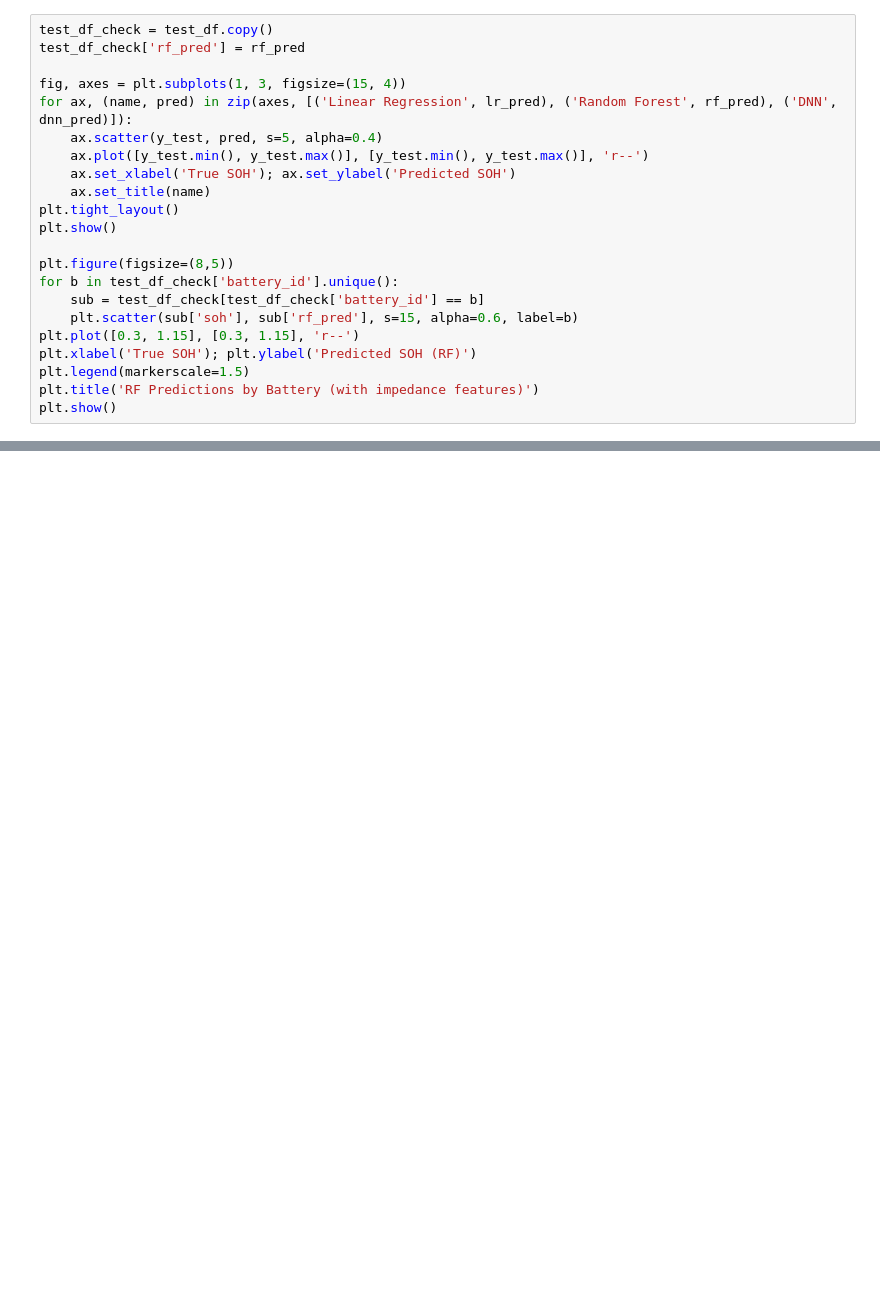
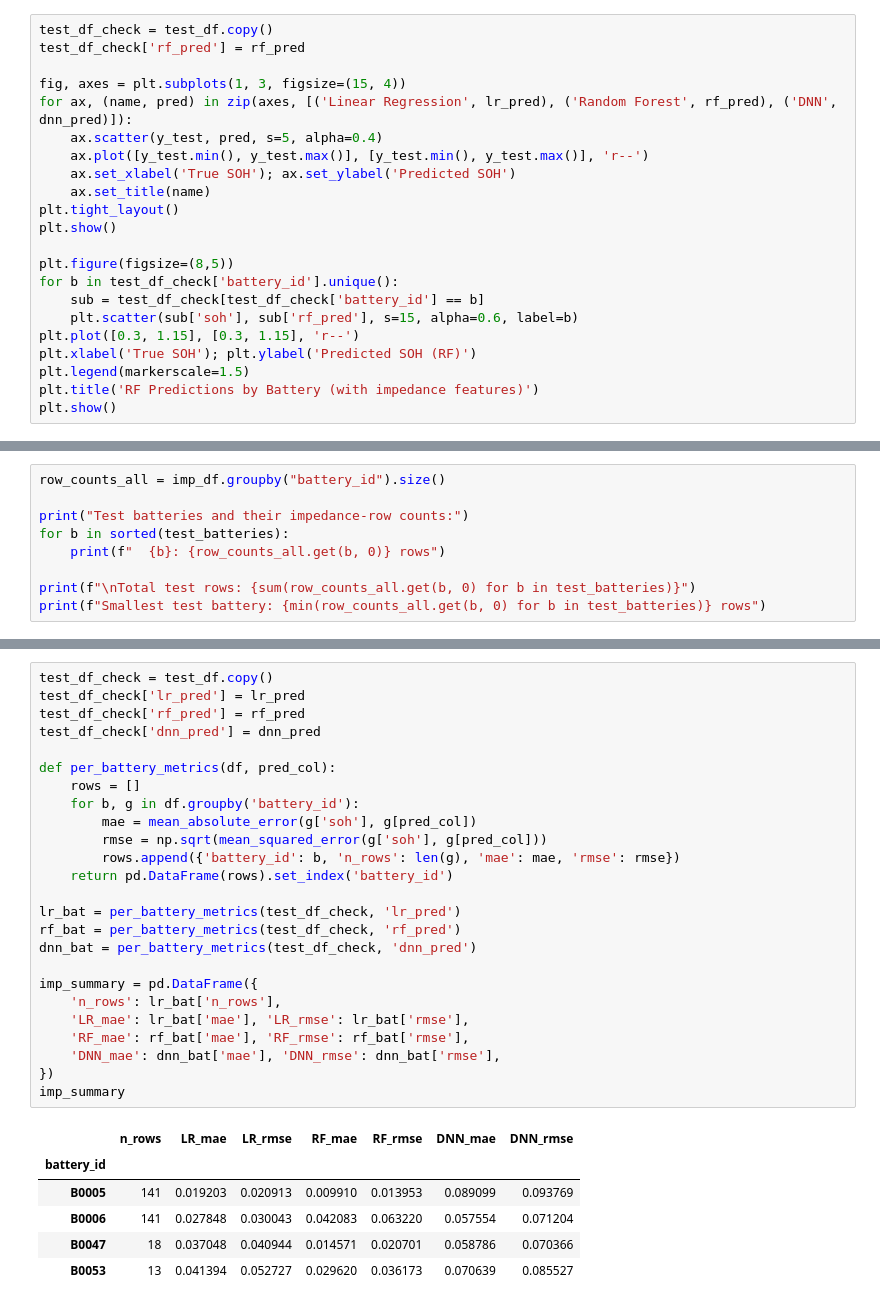
Before and after one commit to HarikeshopGCEK/BTECH_FINAL_YEAR_PROJECT, a Jupyter notebook: NASA Dataset/Model/SoH_Study/SoH_estimation_with_Imp.ipynb, the cells around one changed output, grey strips where cells are left out. Cells and saved outputs as stored; diff of their text form; blank space fills up the shorter version.

```diff
--- a/NASA Dataset/Model/SoH_Study/SoH_estimation_with_Imp.ipynb
+++ b/NASA Dataset/Model/SoH_Study/SoH_estimation_with_Imp.ipynb
@@ -168,0 +760,9 @@ plt.show()
+# %%
+row_counts_all = imp_df.groupby("battery_id").size()
+
+print("Test batteries and their impedance-row counts:")
+for b in sorted(test_batteries):
+    print(f"  {b}: {row_counts_all.get(b, 0)} rows")
+
+print(f"\nTotal test rows: {sum(row_counts_all.get(b, 0) for b in test_batteries)}")
+print(f"Smallest test battery: {min(row_counts_all.get(b, 0) for b in test_batteries)} rows")
@@ -168,0 +881,32 @@ plt.show()
+# %%
+test_df_check = test_df.copy()
+test_df_check['lr_pred'] = lr_pred
+test_df_check['rf_pred'] = rf_pred
+test_df_check['dnn_pred'] = dnn_pred
+
+def per_battery_metrics(df, pred_col):
+    rows = []
+    for b, g in df.groupby('battery_id'):
+        mae = mean_absolute_error(g['soh'], g[pred_col])
+        rmse = np.sqrt(mean_squared_error(g['soh'], g[pred_col]))
+        rows.append({'battery_id': b, 'n_rows': len(g), 'mae': mae, 'rmse': rmse})
+    return pd.DataFrame(rows).set_index('battery_id')
+
+lr_bat = per_battery_metrics(test_df_check, 'lr_pred')
+rf_bat = per_battery_metrics(test_df_check, 'rf_pred')
+dnn_bat = per_battery_metrics(test_df_check, 'dnn_pred')
+
+imp_summary = pd.DataFrame({
+    'n_rows': lr_bat['n_rows'],
+    'LR_mae': lr_bat['mae'], 'LR_rmse': lr_bat['rmse'],
+    'RF_mae': rf_bat['mae'], 'RF_rmse': rf_bat['rmse'],
+    'DNN_mae': dnn_bat['mae'], 'DNN_rmse': dnn_bat['rmse'],
+})
+imp_summary
+# %% [output]
+|  | n_rows | LR_mae | LR_rmse | RF_mae | RF_rmse | DNN_mae | DNN_rmse |
+| battery_id |  |  |  |  |  |  |  |
+| B0005 | 141 | 0.019203 | 0.020913 | 0.009910 | 0.013953 | 0.089099 | 0.093769 |
+| B0006 | 141 | 0.027848 | 0.030043 | 0.042083 | 0.063220 | 0.057554 | 0.071204 |
+| B0047 | 18 | 0.037048 | 0.040944 | 0.014571 | 0.020701 | 0.058786 | 0.070366 |
+| B0053 | 13 | 0.041394 | 0.052727 | 0.029620 | 0.036173 | 0.070639 | 0.085527 |
```
Also changed, not shown: parts of 21 cells of this notebook, 1 other file.
